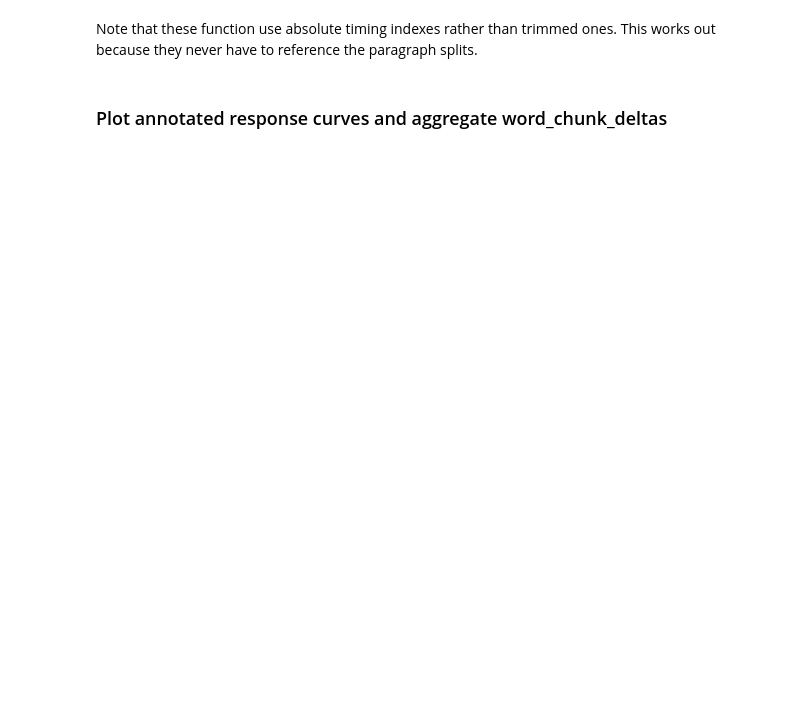
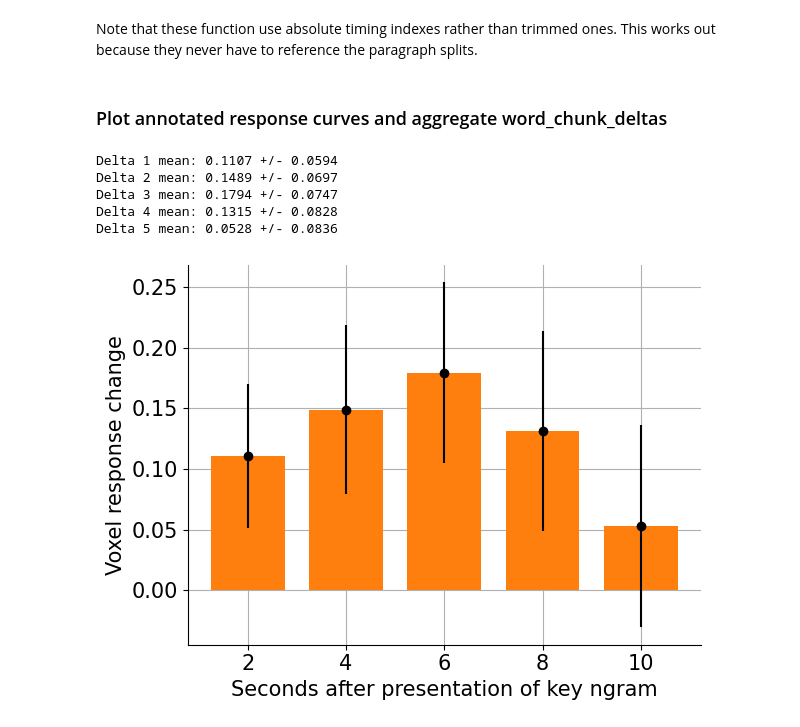
Before and after one commit to microsoft/automated-explanations, a Jupyter notebook: notebooks_stories/2_analyze_pilot/01_resp_curves_annot_deltas.ipynb, the cells around one changed output. Drawn from its saved outputs; the diff is of its cells as text; code cells hidden in the pictures; blank space fills up the shorter version.

```diff
--- a/notebooks_stories/2_analyze_pilot/01_resp_curves_annot_deltas.ipynb
+++ b/notebooks_stories/2_analyze_pilot/01_resp_curves_annot_deltas.ipynb
@@ -73,47 +72,57 @@ for story_num in tqdm(range(6)):
                 voxel_resp,
                 word_chunks_contain_example_ngrams,
                 voxel_num,
             ))
-        sasc.viz.plot_annotated_resp(
-            voxel_num,
-            word_chunks,
-            voxel_resp,
-            expl_voxel,
-            start_times,
-            end_times,
-            stories_data_dict,
-            expls,
-            story_num,
-            word_chunks_contain_example_ngrams,
-        )
-    analyze_helper.save_figs_to_single_pdf(
-        filename=join(sasc.config.RESULTS_DIR,
-                      f'pilot_plots/{stories_data_dict["story_name_new"][story_num][3:-10]}_curves.pdf')
-    )
-    plt.close("all")
+    #     sasc.viz.plot_annotated_resp(
+    #         voxel_num,
+    #         word_chunks,
+    #         voxel_resp,
+    #         expl_voxel,
+    #         start_times,
+    #         end_times,
+    #         stories_data_dict,
+    #         expls,
+    #         story_num,
+    #         word_chunks_contain_example_ngrams,
+    #     )
+    # analyze_helper.save_figs_to_single_pdf(
+    #     filename=join(sasc.config.RESULTS_DIR,
+        # 'figs/curves',
+    #                   f'{stories_data_dict["story_name_new"][story_num][3:-10]}_curves.pdf')
+    # )
+    # plt.close("all")
 
 
 # Plot ngram delta
 means = []
 sems = []
 delta_offsets = [1, 2, 3, 4, 5]
 for i in delta_offsets:
     deltas = sum([x[i] for x in word_chunk_deltas], [])
     # plt.hist(deltas, label='Delta ' + str(i), alpha=0.5)
     # plt.axvline(np.mean(deltas), linewidth=1, color=f'C{i - 1}')
 
     means.append(np.mean(deltas))
     sems.append(np.std(deltas) / np.sqrt(len(deltas)))
     print(f'Delta {i} mean: {means[-1]:0.4f} +/- {sems[-1]:0.4f}')
 # plt.legend()
 
 # barplot of means
 delta_offsets = 2 * np.array(delta_offsets)
 plt.grid(zorder=-100)
 plt.bar(delta_offsets, means, color='C1', zorder=100, width=1.5)
 plt.errorbar(delta_offsets, means, yerr=sems,
              fmt='o', color='black', zorder=101)
 plt.xticks(delta_offsets)
 plt.xlabel('Seconds after presentation of key ngram')
 plt.ylabel('Voxel response change')
+plt.savefig(join(sasc.config.RESULTS_DIR, 'figs',
+            'pilot_default_ngram_deltas.pdf'))
 plt.show()
+# %% [output]
+Delta 1 mean: 0.1107 +/- 0.0594
+Delta 2 mean: 0.1489 +/- 0.0697
+Delta 3 mean: 0.1794 +/- 0.0747
+Delta 4 mean: 0.1315 +/- 0.0828
+Delta 5 mean: 0.0528 +/- 0.0836
+[figure, added]
```
Also changed, not shown: parts of 1 cell of this notebook, 7 other files.
